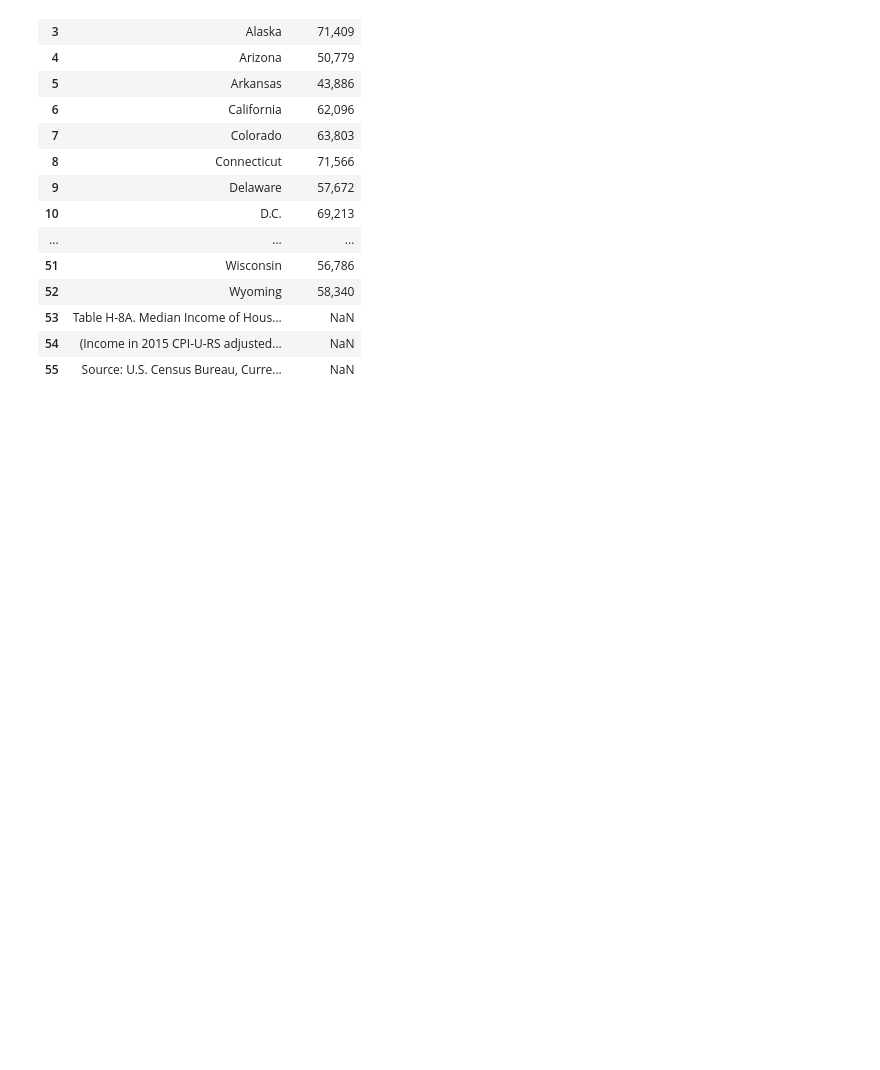
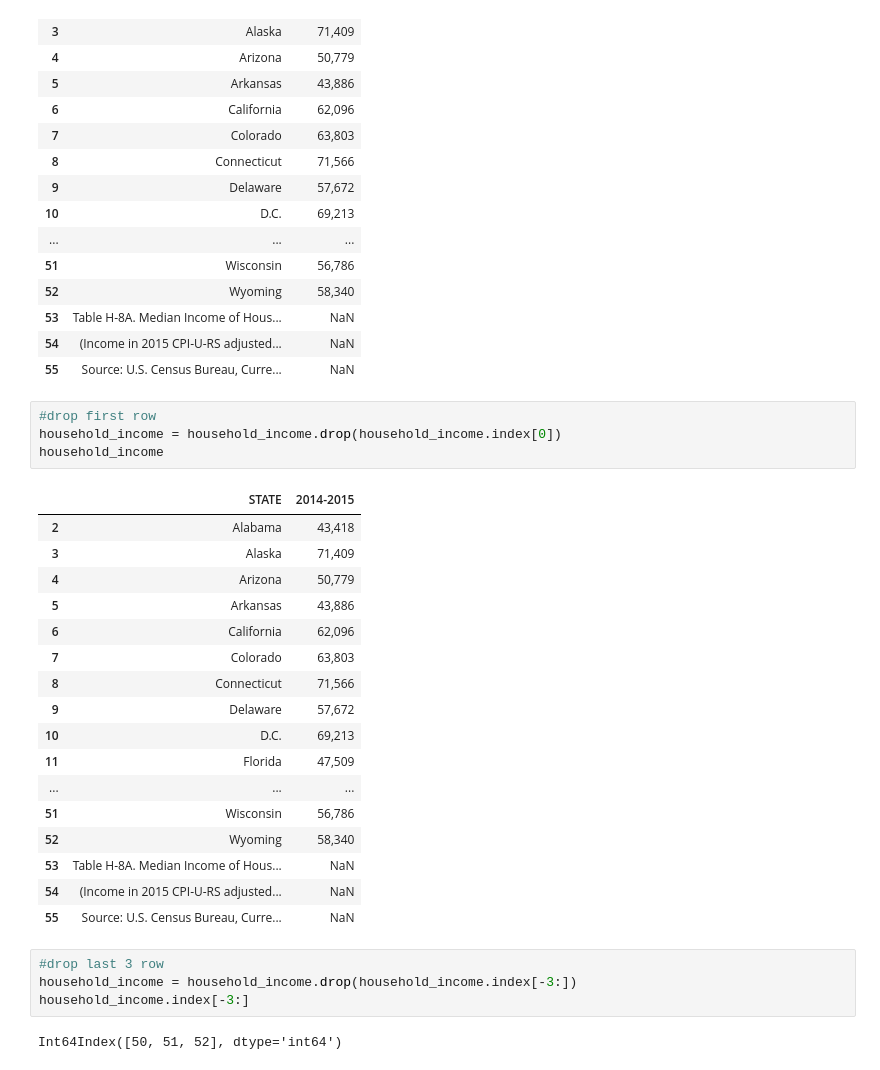
Before and after one commit to haziqfaiz-mmu/ds-project, a Jupyter notebook: Dataset2/College and Universities in the US.ipynb, the cells around one changed output. Drawn from its saved outputs; the diff is of its cells as text; blank space fills up the shorter version.

```diff
--- a/Dataset2/College and Universities in the US.ipynb
+++ b/Dataset2/College and Universities in the US.ipynb
@@ -113,3 +113,31 @@ household_income
 | 53 | Table H-8A. Median Income of Hous... | NaN |
 | 54 | (Income in 2015 CPI-U-RS adjusted... | NaN |
 | 55 | Source: U.S. Census Bureau, Curre... | NaN |
+# %%
+#drop first row
+household_income = household_income.drop(household_income.index[0])
+household_income
+# %% [output]
+|  | STATE | 2014-2015 |
+| 2 | Alabama | 43,418 |
+| 3 | Alaska | 71,409 |
+| 4 | Arizona | 50,779 |
+| 5 | Arkansas | 43,886 |
+| 6 | California | 62,096 |
+| 7 | Colorado | 63,803 |
+| 8 | Connecticut | 71,566 |
+| 9 | Delaware | 57,672 |
+| 10 | D.C. | 69,213 |
+| 11 | Florida | 47,509 |
+| ... | ... | ... |
+| 51 | Wisconsin | 56,786 |
+| 52 | Wyoming | 58,340 |
+| 53 | Table H-8A. Median Income of Hous... | NaN |
+| 54 | (Income in 2015 CPI-U-RS adjusted... | NaN |
+| 55 | Source: U.S. Census Bureau, Curre... | NaN |
+# %%
+#drop last 3 row
+household_income = household_income.drop(household_income.index[-3:])
+household_income.index[-3:]
+# %% [output]
+Int64Index([50, 51, 52], dtype='int64')
```
Also changed, not shown: parts of 7 cells of this notebook, 3 other files.
